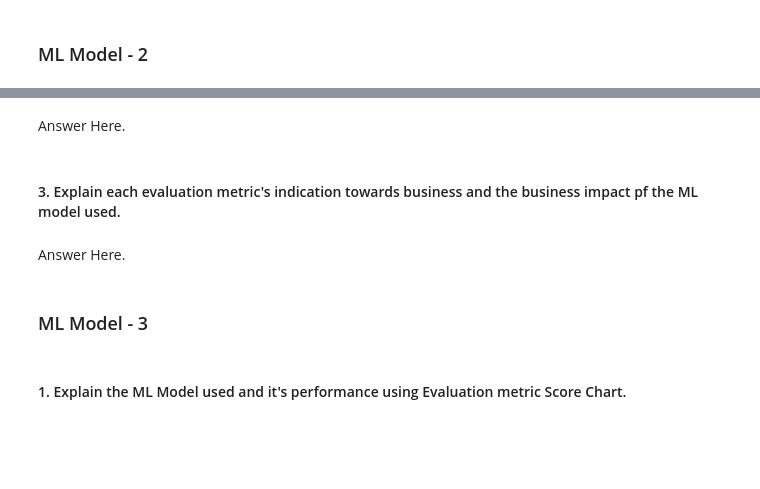
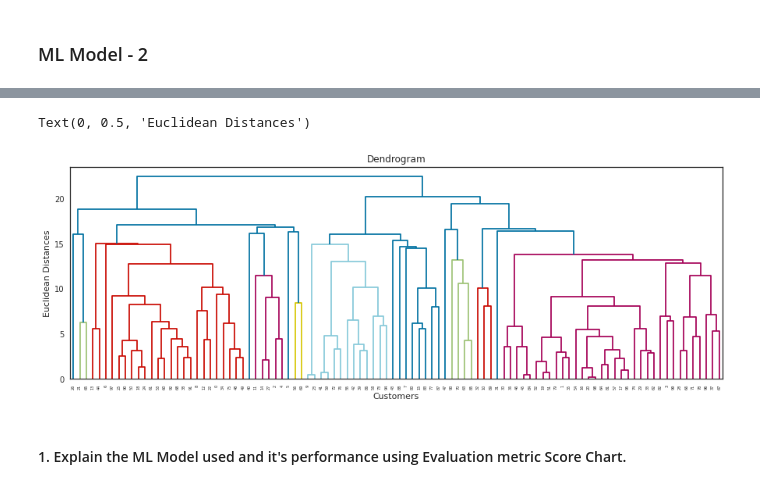
Before and after one commit to CoderPranavRaj/Zomato-Restaurant-Clustering-and-Sentiment-Analysis, a Jupyter notebook: ML_Submission_capstone_4.ipynb, the cells around one changed output, grey strips where cells are left out. Drawn from its saved outputs; the diff is of its cells as text; code cells hidden in the pictures; blank space fills up the shorter version.

```diff
--- a/ML_Submission_capstone_4.ipynb
+++ b/ML_Submission_capstone_4.ipynb
@@ -1161,0 +1387,6 @@ Answer Here.
+# %%
+# Scaling your data
+from sklearn.preprocessing import StandardScaler
+sc=StandardScaler()
+Cluster_df_sc=sc.fit_transform(Cluster_df.drop(['Name','Restaurant'],axis = 1))
+Cluster_df_sc
@@ -1246,8 +1479,0 @@ Answer Here.
-# %% [markdown]
-Answer Here.
-# %% [markdown]
-#### 3. Explain each evaluation metric's indication towards business and the business impact pf the ML model used.
-# %% [markdown]
-Answer Here.
-# %% [markdown]
-### ML Model - 3
@@ -1260,3 +1480,14 @@ Answer Here.
+# %%
+import scipy.cluster.hierarchy as sch
+plt.figure(figsize=(15,5))
+dendrogram = sch.dendrogram(sch.linkage(Cluster_df_sc, method = 'ward'))
+
+plt.title('Dendrogram')
+plt.xlabel('Customers')
+plt.ylabel('Euclidean Distances')
+# %% [output]
+Text(0, 0.5, 'Euclidean Distances')
+[figure, added]
 # %% [markdown]
 #### 1. Explain the ML Model used and it's performance using Evaluation metric Score Chart.
 # %%
```
Also changed, not shown: parts of 143 cells of this notebook.
